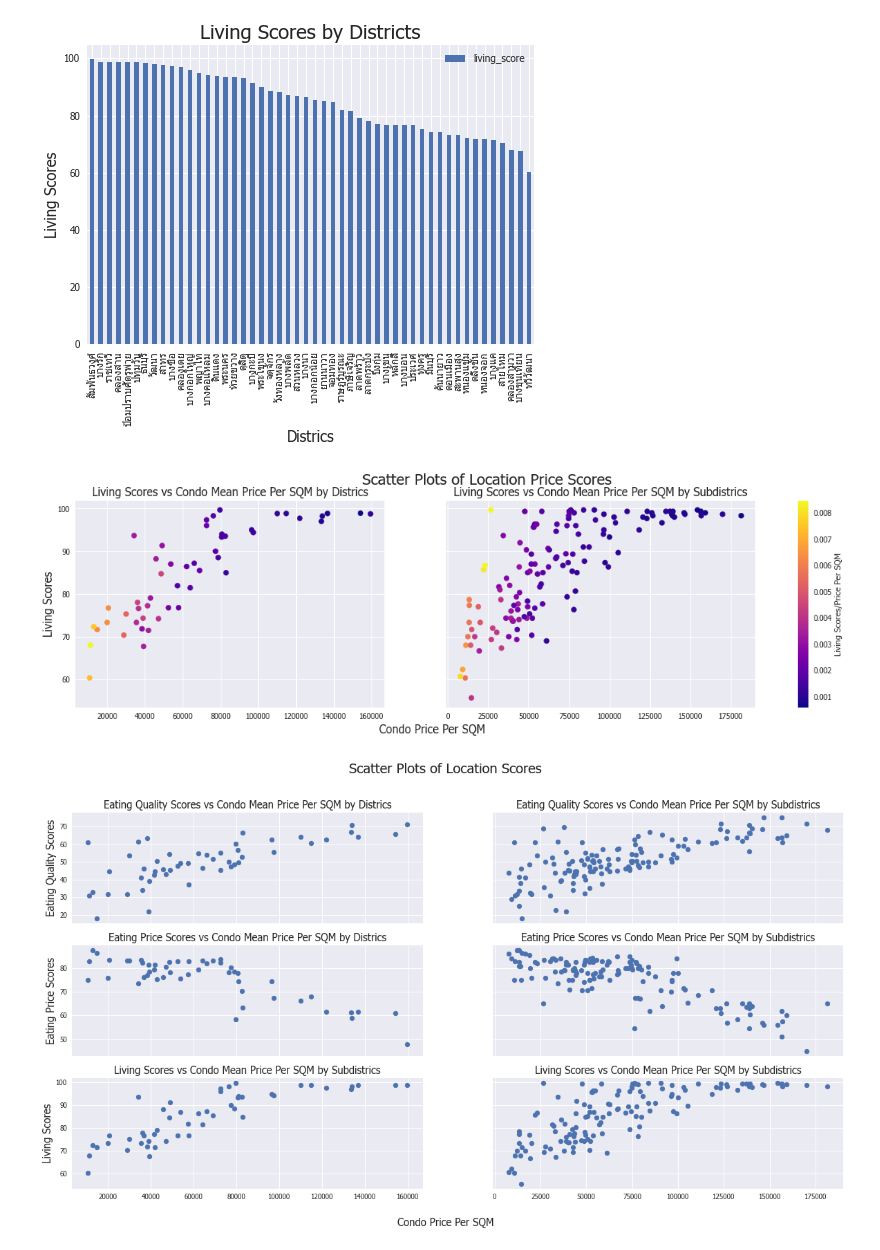
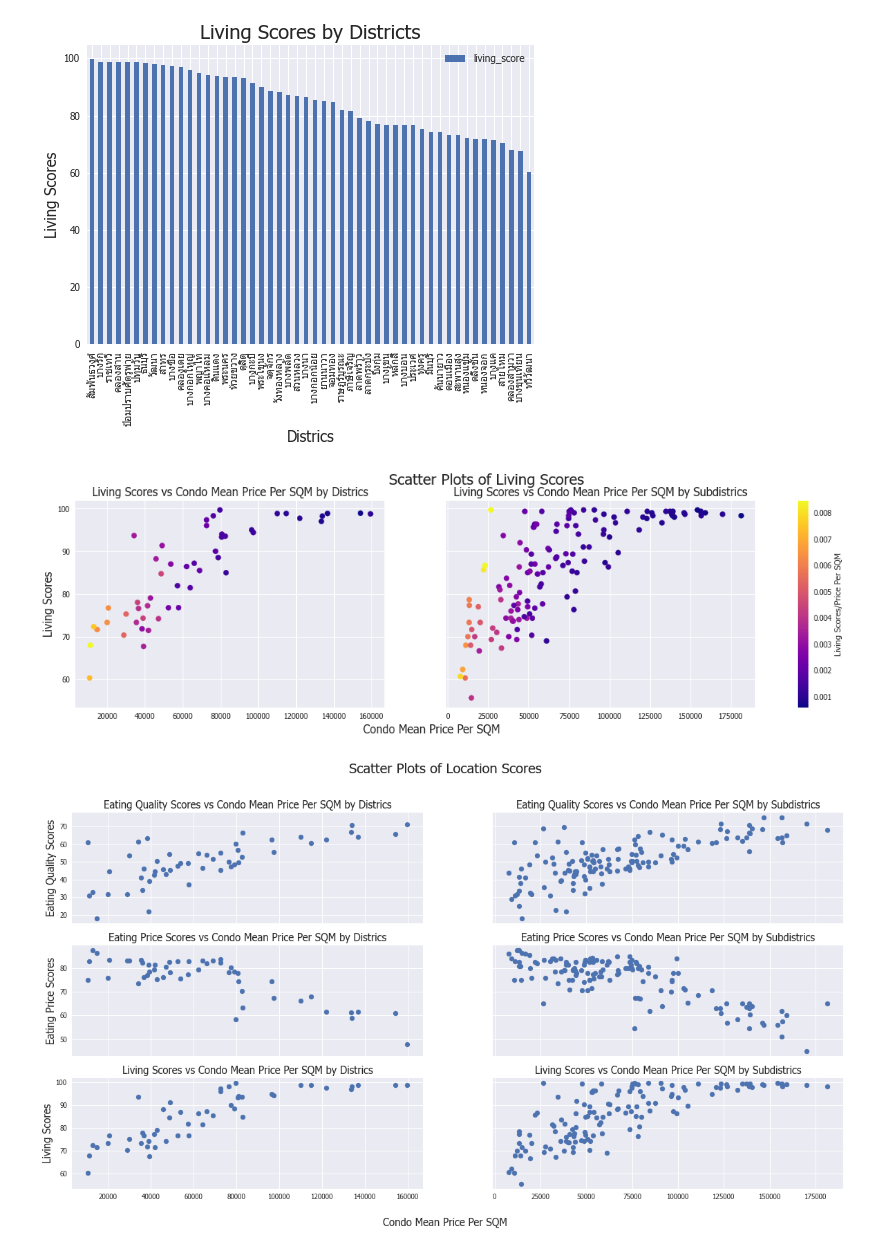
Before and after one commit to terjirapat/DADS5001-Project, a Jupyter notebook: project.ipynb, the cells around one changed output. Saved outputs shown, nothing was run; the diff lists cells and outputs as text; code cells hidden in the pictures.

```diff
--- a/project.ipynb
+++ b/project.ipynb
@@ -555,21 +554,21 @@ plt.show()
 # %%
 # living score ไปในทางเดียวกับ condominium sqm price แต่เมื่อเทียบสัดส่วน living score ที่ได้ต่อ condominium sqm price
 # พบว่าราคาต่ำจะมีสัดส่วนที่สูงกว่าราคาสูง สรุปได้ว่าทั้งสองค่าไปในทิศทางเดียวกันแต่มีปัจจัยอื่นที่ไม่มีข้อมูลเพิ่มขึ้นมาเมื่อราคาสูงถึงจุดหนึ่ง
 fig, axs = plt.subplots(1, 2, sharex='col', sharey='row', figsize=(20,5))
-fig.suptitle('Scatter Plots of Location Price Scores', fontsize=20)
+fig.suptitle('Scatter Plots of Living Scores', fontsize=20)
 
 pcm1 = axs[0].scatter(dct_mean['pricesqm'], dct_mean['living_score'], c=dct_mean['livsc_per_pricesqm'], cmap='plasma')
 axs[0].set_title('Living Scores vs Condo Mean Price Per SQM by Districs', fontsize=15)
 axs[0].set_ylabel('Living Scores', fontsize=15)
 
 pcm2 = axs[1].scatter(subdct_mean['pricesqm'], subdct_mean['living_score'], c=subdct_mean['livsc_per_pricesqm'], cmap='plasma')
 axs[1].set_title('Living Scores vs Condo Mean Price Per SQM by Subdistrics', fontsize=15)
 fig.colorbar(pcm2, ax=[axs[0], axs[1]], label = 'Living Scores/Price Per SQM')
 
-fig.text(0.45, 0.03, 'Condo Price Per SQM', ha='center', fontsize=15)
+fig.text(0.45, 0.03, 'Condo Mean Price Per SQM', ha='center', fontsize=15)
 plt.show()
 # %% [output]
-[figure, old version]
+[figure, new version]
 # %%
 fig, axs = plt.subplots(3, 2, sharex='col', sharey='row', figsize=(20,10))
 fig.suptitle('Scatter Plots of Location Scores', fontsize=20)
@@ -589,13 +588,13 @@ axs[1,1].scatter(subdct_mean['pricesqm'], subdct_mean['eating_price_score'])
 axs[1,1].set_title('Eating Price Scores vs Condo Mean Price Per SQM by Subdistrics', fontsize=15)
 
 axs[2,0].scatter(dct_mean['pricesqm'], dct_mean['living_score'])
-axs[2,0].set_title('Living Scores vs Condo Mean Price Per SQM by Subdistrics', fontsize=15)
+axs[2,0].set_title('Living Scores vs Condo Mean Price Per SQM by Districs', fontsize=15)
 axs[2,0].set_ylabel('Living Scores', fontsize=15)
 
 axs[2,1].scatter(subdct_mean['pricesqm'], subdct_mean['living_score'])
 axs[2,1].set_title('Living Scores vs Condo Mean Price Per SQM by Subdistrics', fontsize=15)
 
-fig.text(0.5, 0.05, 'Condo Price Per SQM', ha='center', fontsize=15)
+fig.text(0.5, 0.05, 'Condo Mean Price Per SQM', ha='center', fontsize=15)
 plt.show()
 # %% [output]
-[figure, old version]
+[figure, new version]
```
Also changed, not shown: parts of 1 cell of this notebook, 1 other file.
